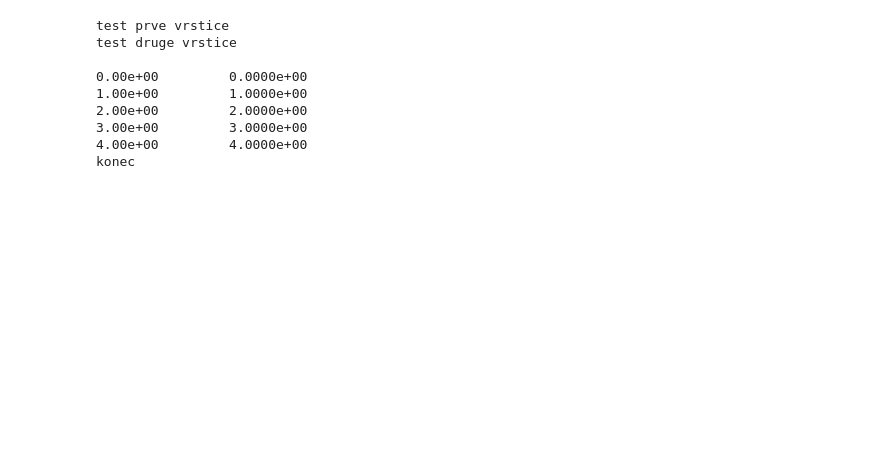
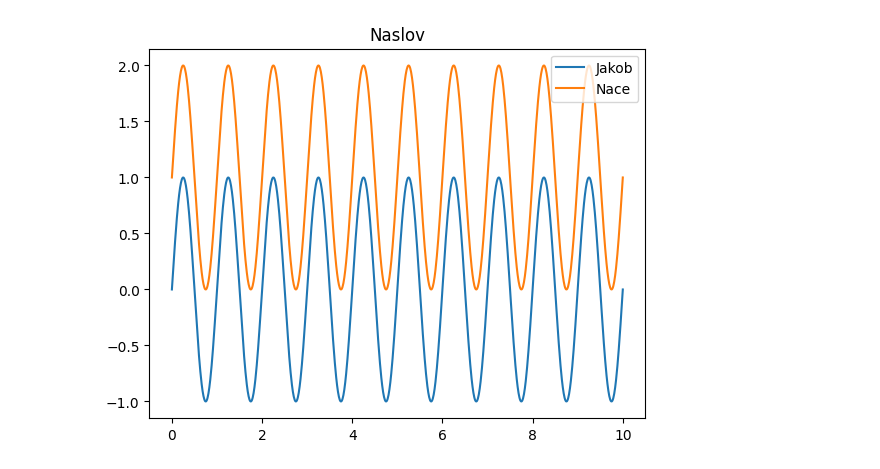
Before and after one commit to jankoslavic/pynm, a Jupyter notebook: _sources/notebooks/Untitled.ipynb, the cells around one changed output. Saved outputs shown, nothing was run; the diff lists cells and outputs as text; code cells hidden in the pictures; blank space fills up the shorter version.

```diff
--- a/_sources/notebooks/Untitled.ipynb
+++ b/_sources/notebooks/Untitled.ipynb
@@ -45,14 +0,0 @@ datoteka.close()
-# %%
-with open('data/prikaz vpisa.txt') as datoteka:
-    for line in datoteka:
-        print(line, end='')
-# %% [output]
-test prve vrstice
-test druge vrstice
-
-0.00e+00         0.0000e+00
-1.00e+00         1.0000e+00
-2.00e+00         2.0000e+00
-3.00e+00         3.0000e+00
-4.00e+00         4.0000e+00
-konec
@@ -58,0 +4,3 @@ konec
+# %%
+t = np.linspace(0,10, num=1000)
+y = np.sin(2*np.pi*t)
@@ -58,0 +9,8 @@ konec
+# %%
+plt.title('Naslov')
+plt.plot(t, y, color='C0', label='Jakob')
+plt.plot(t, y+1, color='C1', label='Nace')
+plt.legend()
+plt.savefig('slika.pdf')
+# %% [output]
+[figure, added]
```
Also changed, not shown: parts of 37 cells of this notebook, 11 other files.
